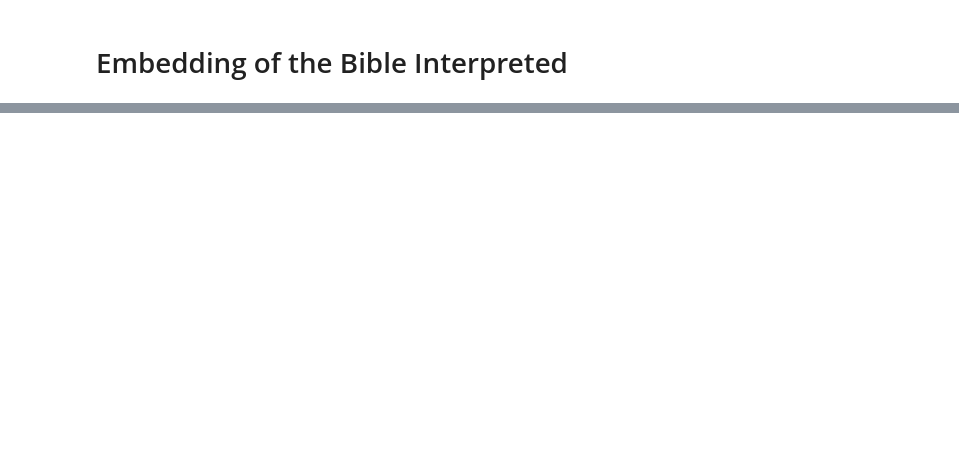
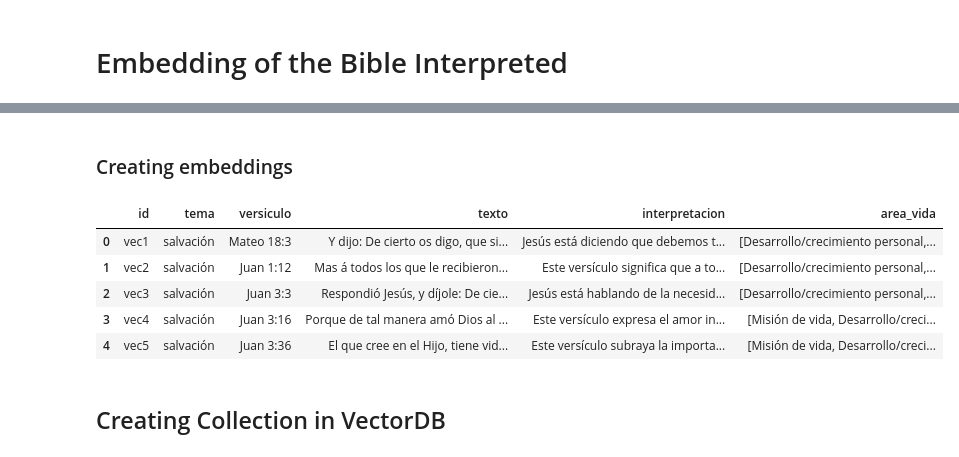
Before and after one commit to orare-tfm/orare-model, a Jupyter notebook: bible/embeddings/bible_embeddings.ipynb, the cells around one changed output, grey strips where cells are left out. Saved outputs shown, nothing was run; the diff lists cells and outputs as text; code cells hidden in the pictures; blank space fills up the shorter version.

```diff
--- a/bible/embeddings/bible_embeddings.ipynb
+++ b/bible/embeddings/bible_embeddings.ipynb
@@ -8,8 +10,7 @@ import os
 
 # Setting directory
 # os.chdir('root_repository_path')
-os.chdir('/Users/hiroshi/Documents/ds_projects/orare-model')
 
 # Importing data
-with open('bible/data/bible.json') as f:
-    data = json.load(f)
+#with open('./bible/data/bible_by_theme_int.json') as f:
+#    data = json.load(f)
@@ -16,3 +45,24 @@ with open('bible/data/bible.json') as f:
+# %%
+# Creating a list to store the data
+flat_data = []
+
+# Iterate through the lists and populate the list
+for id, purpose, passage, text, interpretation, area in zip(list_id, list_purpose, list_passage, list_text, list_interpretation, list_area_life):
+    flat_data.append({
+        'id': id,
+        'tema': purpose,
+        'versiculo': passage,
+        'texto': text,
+        'interpretacion': interpretation,
+        'area_vida': area
+    })
+
+
+# Save the list as a JSON file
+with open('bible/data/bible_by_theme_int_flat.json', 'w', encoding='utf-8') as json_file:
+   json.dump(flat_data, json_file, ensure_ascii=False, indent=4)
+# %% [markdown]
+### Creating embeddings
 # %%
 # Importing library
 import json
@@ -21,8 +71,9 @@ import os
 
 # Setting directory
 # os.chdir('root_repository_path')
-os.chdir('/Users/hiroshi/Documents/ds_projects/orare-model')
 
-# Importing data
-with open('bible/data/bible.json') as f:
-    data = json.load(f)
+with open('bible/data/bible_by_theme_int_flat.json') as f:
+    flat_data = json.load(f)
+
+# Converting json into df
+bible_data = pd.DataFrame(flat_data)
@@ -28,0 +90,9 @@ with open('bible/data/bible.json') as f:
+# %%
+bible_data.head()
+# %% [output]
+|  | id | tema | versiculo | texto | interpretacion | area_vida |
+| 0 | vec1 | salvación | Mateo 18:3 | Y dijo: De cierto os digo, que si... | Jesús está diciendo que debemos t... | [Desarrollo/crecimiento personal,... |
+| 1 | vec2 | salvación | Juan 1:12 | Mas á todos los que le recibieron... | Este versículo significa que a to... | [Desarrollo/crecimiento personal,... |
+| 2 | vec3 | salvación | Juan 3:3 | Respondió Jesús, y díjole: De cie... | Jesús está hablando de la necesid... | [Desarrollo/crecimiento personal,... |
+| 3 | vec4 | salvación | Juan 3:16 | Porque de tal manera amó Dios al ... | Este versículo expresa el amor in... | [Misión de vida, Desarrollo/creci... |
+| 4 | vec5 | salvación | Juan 3:36 | El que cree en el Hijo, tiene vid... | Este versículo subraya la importa... | [Misión de vida, Desarrollo/creci... |
@@ -28,0 +110,2 @@ with open('bible/data/bible.json') as f:
+# %% [markdown]
+## Creating Collection in VectorDB
```
Also changed, not shown: parts of 35 cells of this notebook.
